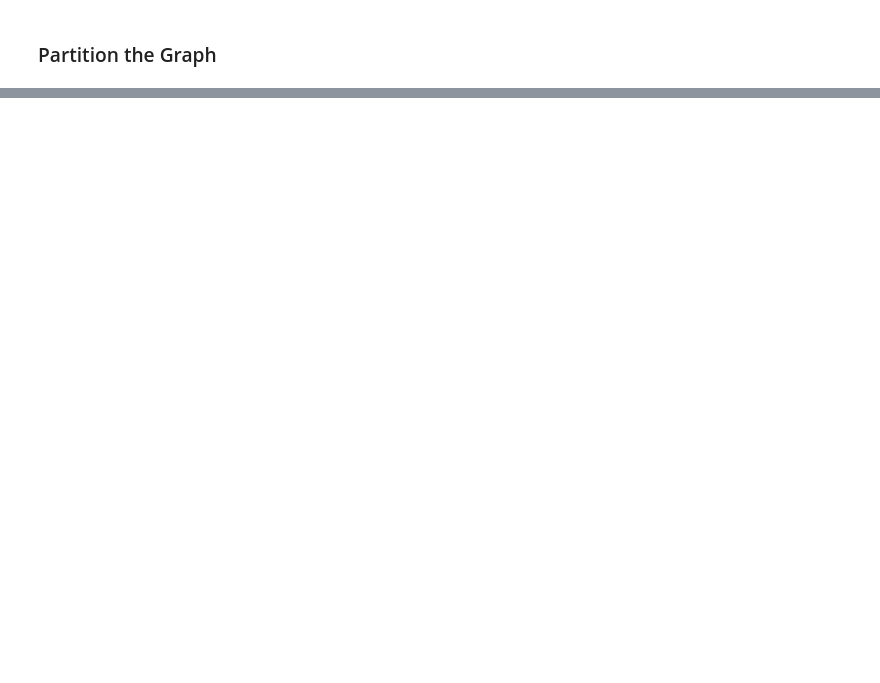
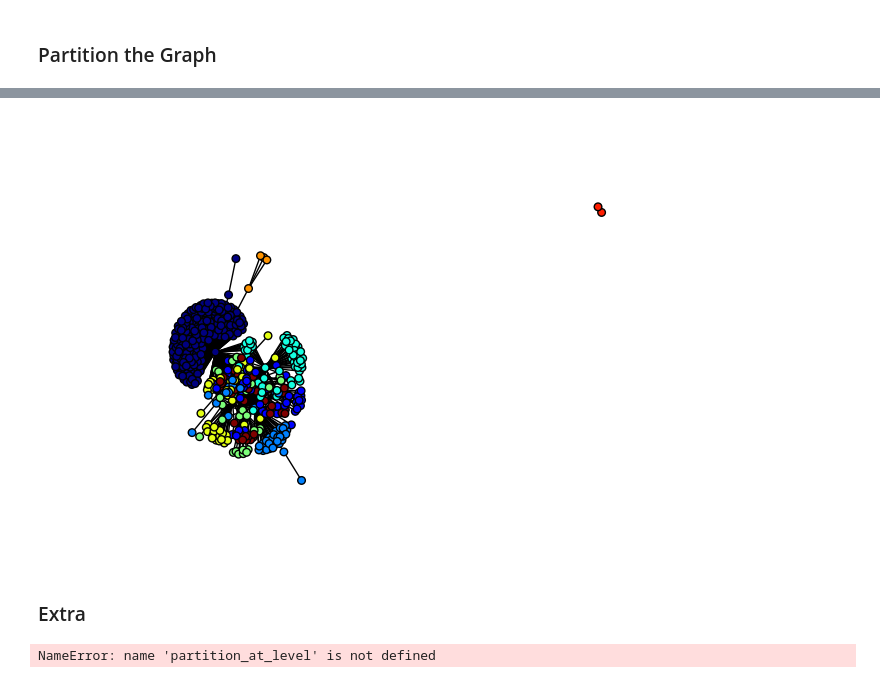
Before and after one commit to Merinorus/adaisawesome, a Jupyter notebook: Homework/05 - Taming Text/HW05_awesometeam_Q4.ipynb, the cells around one changed output, grey strips where cells are left out. Saved outputs shown, nothing was run; the diff lists cells and outputs as text; code cells hidden in the pictures; blank space fills up the shorter version.

```diff
--- a/Homework/05 - Taming Text/HW05_awesometeam_Q4.ipynb
+++ b/Homework/05 - Taming Text/HW05_awesometeam_Q4.ipynb
@@ -33,0 +20,10 @@ nodes.head()
+# %%
+nodes2 = pd.DataFrame()
+
+nodes2['EmailID'] = receivers['EmailId']
+nodes2['ReceiverID'] = receivers['PersonId']
+nodes2['SenderID'] = 'nan'
+
+nodes2.reset_index(drop=True, inplace=True)
+
+nodes2.head()
@@ -52,0 +102,18 @@ NameError: name 'community' is not defined
+# %%
+# from - http://ryancompton.net/2014/06/16/community-detection-and-colored-plotting-in-networkx/
+values = [partition.get(node) for node in G.nodes()]
+nx.draw_spring(G, cmap = plt.get_cmap('jet'), node_color = values, node_size=30, with_labels=False)
+plt.show()
+# %% [output]
+[figure, added]
+# %% [markdown]
+### Extra
+# %%
+# from - http://perso.crans.org/aynaud/communities/api.html
+
+dendo = community.generate_dendrogram(G)
+for level in range(len(dendo) - 1) :
+     print("partition at level", level,
+           "is", partition_at_level(dendo, level))
+# %% [output]
+NameError: name 'partition_at_level' is not defined
```
Also changed, not shown: parts of 10 cells of this notebook, 4 other files.
